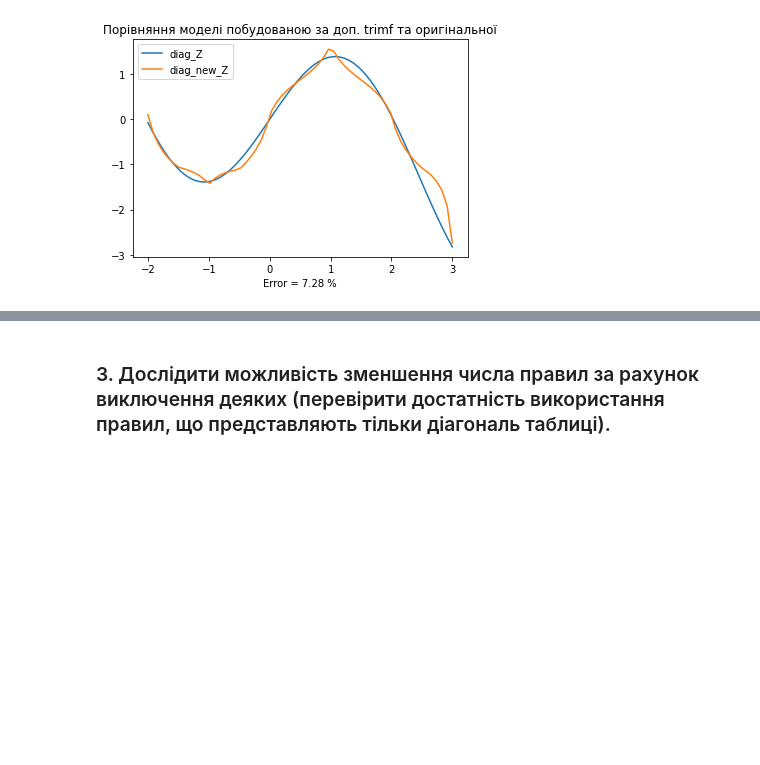
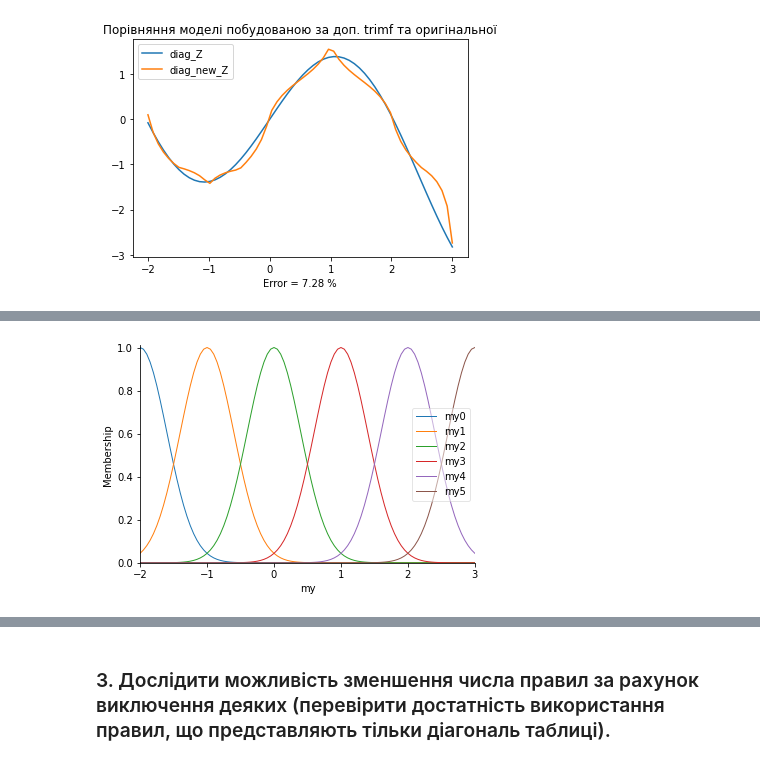
Before and after one commit to VladimirFokow/KPI_labs, a Jupyter notebook: M&T of AI/lab2/lab2.ipynb, the cells around one changed output, grey strips where cells are left out. Cells and saved outputs as stored; diff of their text form; code cells hidden in the pictures; blank space fills up the shorter version.

```diff
--- a/M&T of AI/lab2/lab2.ipynb
+++ b/M&T of AI/lab2/lab2.ipynb
@@ -257,0 +327,4 @@ for i in range(9):
+# %%
+my.view()
+# %% [output]
+[figure, added]
```
Also changed, not shown: parts of 48 cells of this notebook.
